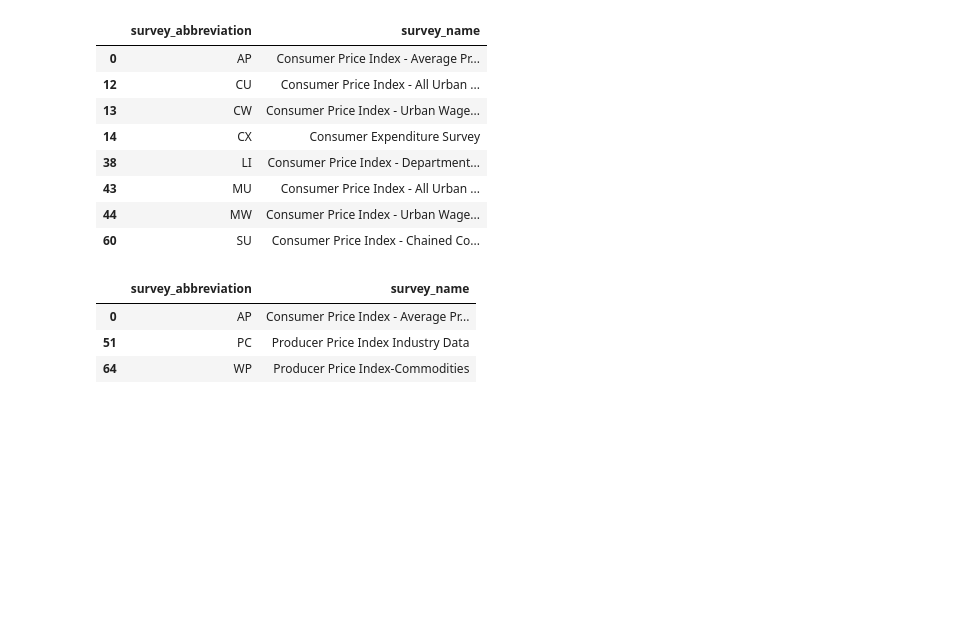
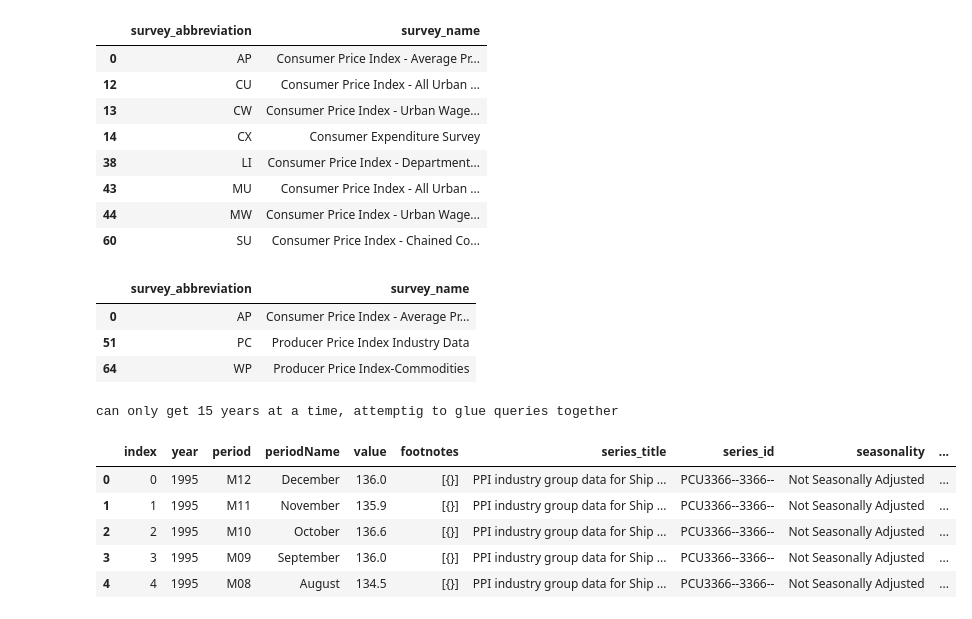
Before and after one commit to frankij11/PyCostTools, a Jupyter notebook: nb/Inflation.ipynb, the cells around one changed output. Cells and saved outputs as stored; diff of their text form; code cells hidden in the pictures; blank space fills up the shorter version.

```diff
--- a/nb/Inflation.ipynb
+++ b/nb/Inflation.ipynb
@@ -127,0 +134,13 @@ surveys.query("survey_abbreviation in ('PC','WP', 'AP')")
+# %%
+df = get_bls( ['PCU3366--3366--'], annual=False, BY=2020)
+# %% [output]
+can only get 15 years at a time, attemptig to glue queries together
+# %%
+df.head()
+# %% [output]
+|  | index | year | period | periodName | value | footnotes | series_title | series_id | seasonality | ... |
+| 0 | 0 | 1995 | M12 | December | 136.0 | [{}] | PPI industry group data for Ship ... | PCU3366--3366-- | Not Seasonally Adjusted | ... |
+| 1 | 1 | 1995 | M11 | November | 135.9 | [{}] | PPI industry group data for Ship ... | PCU3366--3366-- | Not Seasonally Adjusted | ... |
+| 2 | 2 | 1995 | M10 | October | 136.6 | [{}] | PPI industry group data for Ship ... | PCU3366--3366-- | Not Seasonally Adjusted | ... |
+| 3 | 3 | 1995 | M09 | September | 136.0 | [{}] | PPI industry group data for Ship ... | PCU3366--3366-- | Not Seasonally Adjusted | ... |
+| 4 | 4 | 1995 | M08 | August | 134.5 | [{}] | PPI industry group data for Ship ... | PCU3366--3366-- | Not Seasonally Adjusted | ... |
```
Also changed, not shown: parts of 8 cells of this notebook, 3 other files.
